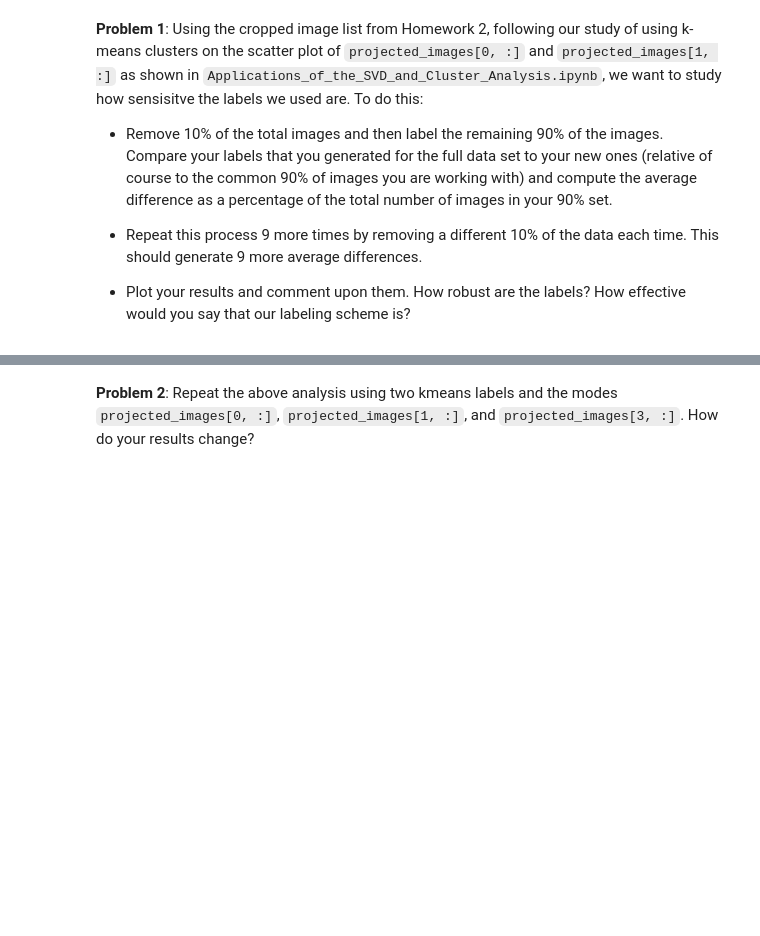
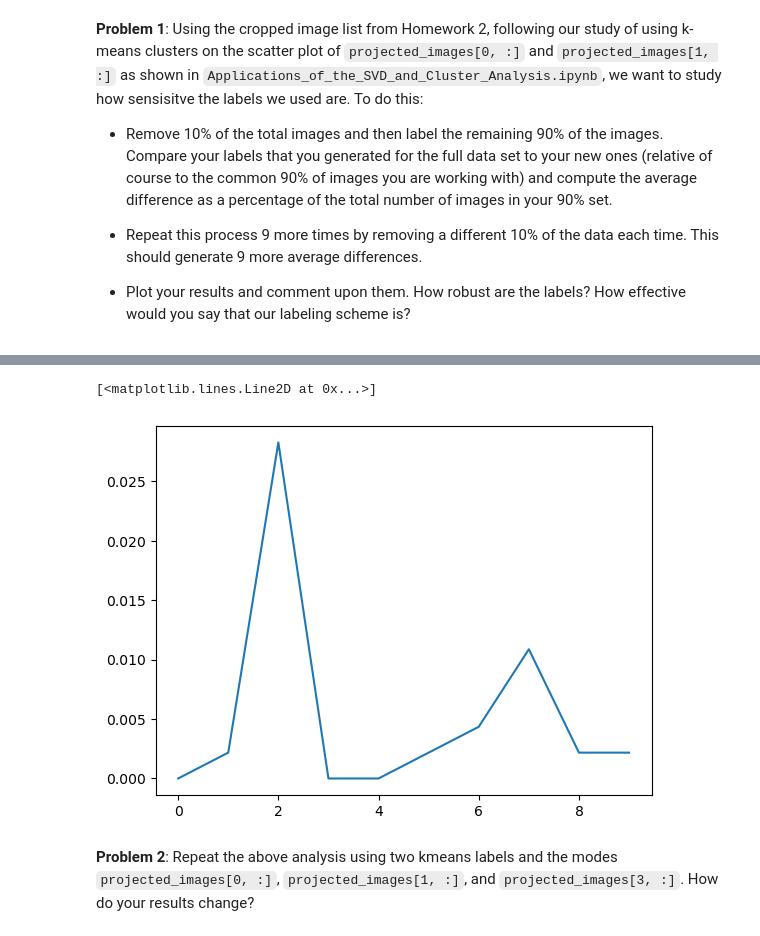
Before and after one commit to cwcurtis/MATH-596-Mathematical-Data-Science, a Jupyter notebook: Assignments/Homework_Three.ipynb, the cells around one changed output, grey strips where cells are left out. Drawn from its saved outputs; the diff is of its cells as text; code cells hidden in the pictures; blank space fills up the shorter version.

```diff
--- a/Assignments/Homework_Three.ipynb
+++ b/Assignments/Homework_Three.ipynb
@@ -81,2 +174,7 @@ plt.scatter(centers[:, 0], centers[:, 1], s=40., c='g', marker='x')
+# %%
+plt.plot(dif_vals)
+# %% [output]
+[<matplotlib.lines.Line2D at 0x...>]
+[figure, added]
 # %% [markdown]
 **Problem 2**: Repeat the above analysis using two kmeans labels and the modes `projected_images[0, :]`, `projected_images[1, :]`, and `projected_images[3, :]`.  How do your results change?
```
Also changed, not shown: parts of 12 cells of this notebook.
